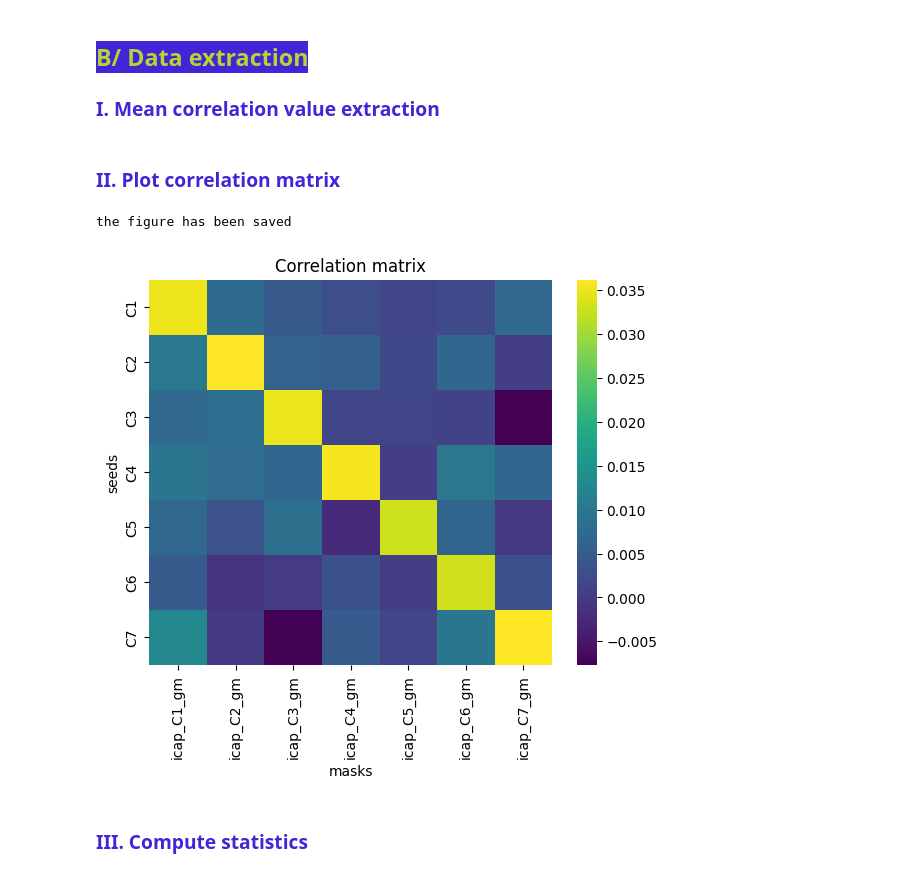
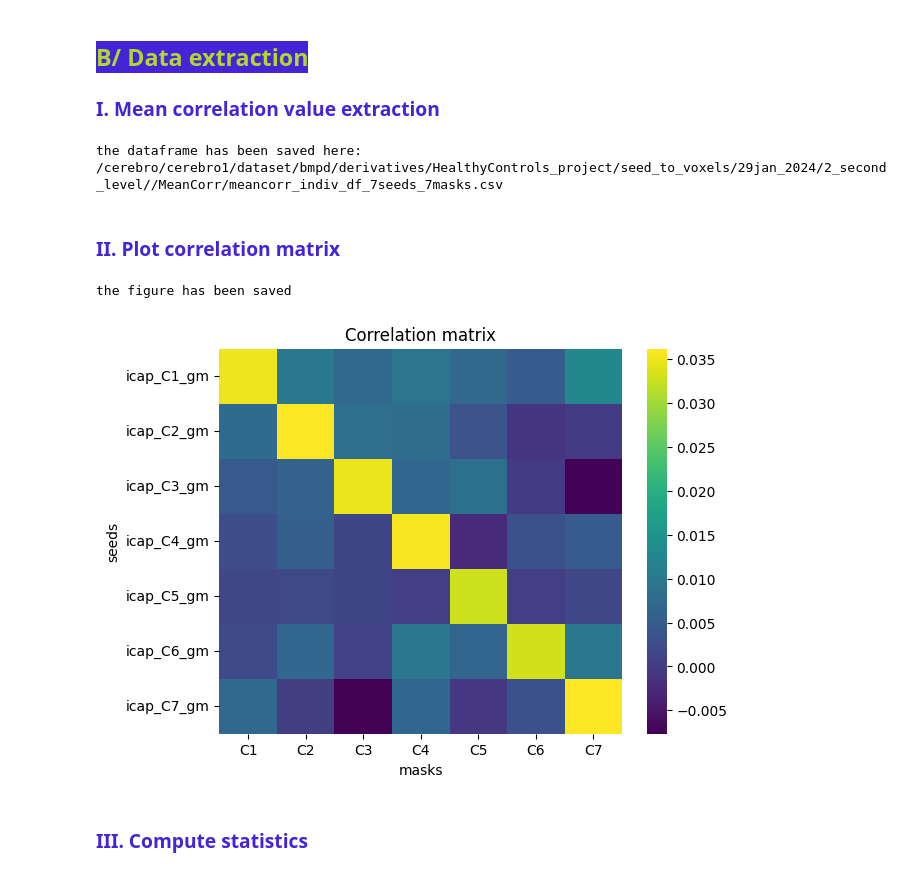
Before and after one commit to CarolineLndl/BrainSpineSomatotopy2024, a Jupyter notebook: notebook/05_brsc_seed2voxels_FigS4.ipynb, the cells around one changed output. Drawn from its saved outputs; the diff is of its cells as text; code cells hidden in the pictures.

Commit message:
masks folder was added

```diff
--- a/notebook/05_brsc_seed2voxels_FigS4.ipynb
+++ b/notebook/05_brsc_seed2voxels_FigS4.ipynb
@@ -39,14 +39,17 @@ targeted voxel's group mask: MNI_GM_2mm
 ## <font color=#B2D732> <span style="background-color: #4424D6"> B/ Data extraction </font></span>
 ### <font color=#4424D6> I. Mean correlation value extraction </font>
 # %%
-df_indiv,df_mean=seed2voxels.extract_corr_values(output_tag="7seeds_7masks",redo=False)
+df_indiv,df_mean=seed2voxels.extract_corr_values(output_tag="7seeds_7masks",redo=True)
+# %% [output]
+the dataframe has been saved here:
+/cerebro/cerebro1/dataset/bmpd/derivatives/HealthyControls_project/seed_to_voxels/29jan_2024/2_second_level//MeanCorr/meancorr_indiv_df_7seeds_7masks.csv
 # %% [markdown]
 ### <font color=#4424D6> II. Plot correlation matrix </font>
 # %%
-seed2voxels.plot_corr_matrix(df_mean,output_tag="7seeds_7masks",redo=False)
+seed2voxels.plot_corr_matrix(df_mean,output_tag="7seeds_7masks",redo=True)
 # %% [output]
 the figure has been saved
-[figure, old version]
+[figure, new version]
 # %% [markdown]
 ### <font color=#4424D6> III. Compute statistics </font>
 # %%
```
Also changed, not shown: parts of 1 cell of this notebook, 20 other files.
